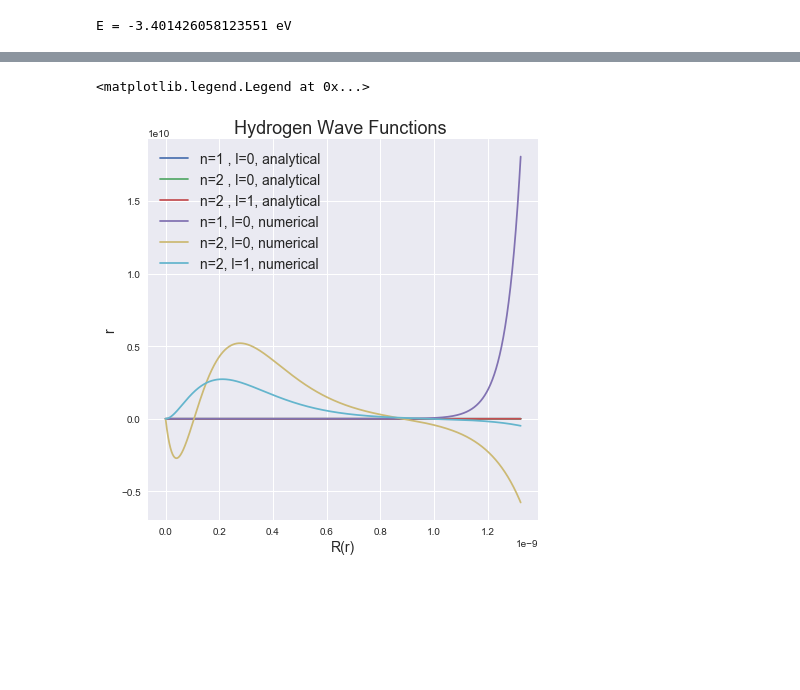
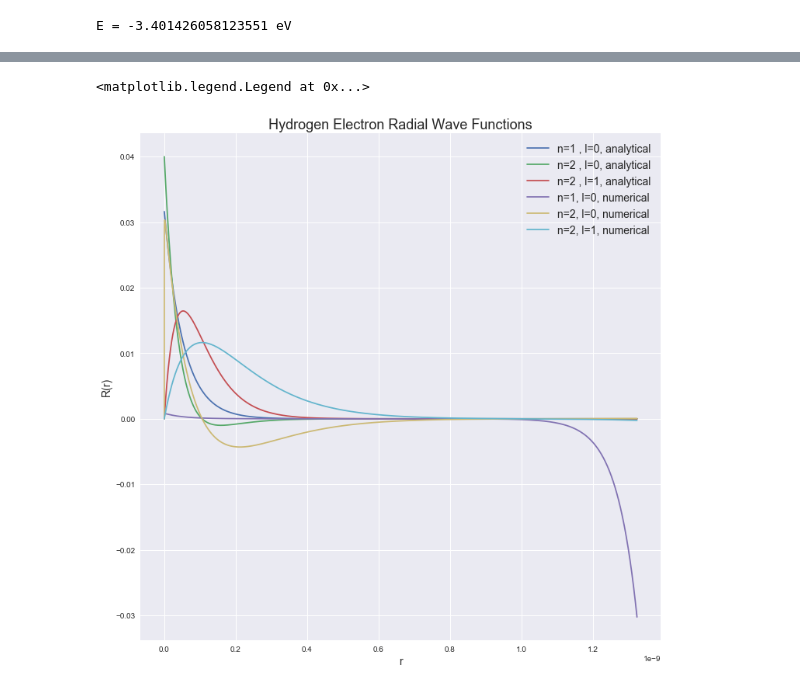
Before and after one commit to andrewkhardy/PHY-407, a Jupyter notebook: Lab07_Q2.ipynb, the cells around one changed output, grey strips where cells are left out. Cells and saved outputs as stored; diff of their text form; code cells hidden in the pictures; blank space fills up the shorter version.

```diff
--- a/Lab07_Q2.ipynb
+++ b/Lab07_Q2.ipynb
@@ -31,10 +41,12 @@ def solve(E,l):
     R = 0.0 #R(h) = 0
     S = 1.0 #S(h) = 1 left boundary conditions
     r = np.array([R,S],float)
-    Rpoints = []
+    Rpoints = np.arange((L-h)/h)
     xpoints = np.arange(h,L,h)
+    i = 0 #set index seed
     for x in xpoints:#start integration starting at x=h
-        Rpoints.append(r[0]/L)
+        Rpoints[i] = r[0]/x #divide by position to accomodate for COV
+        i = i+1 #increment index
         k1 = h*f(r,x,E,l)
         k2 = h*f(r+0.5*k1,x+0.5*h,E,l)
         k3 = h*f(r+0.5*k2,x+0.5*h,E,l)
@@ -49,7 +64,7 @@ l = 0.0
 E1 = -15*e/n**2 #bracket energies
 E2 = -13*e/n**2
 R2, Rpoints_1, xpoints_1 = solve(E1,l)
-target = e/200
+target = e/1000
 while abs(E1-E2)>target:
     R1 = R2
     R2,Rpoints_1,xpoints_1 = solve(E2,l)
@@ -113,10 +148,16 @@ plt.legend(fontsize = '14')
 # %%
 # Part D
-a = 1
-r = xpoints_1
 # Analytic Solution for n = 1 , l = 0
 pos_1_0 = 2/a **(3/2) * np.exp(-r/a)
 #Analytic Solution for n = 2, l = 0
-pos_2_0 = 1/(2*np.sqrt(2))* a ** (3/2)*(2-r/a)* np.exp(-r/a)
+pos_2_0 = 1/(2*np.sqrt(2)* a ** (3/2))*(2-r/a)* np.exp(-r/a)
 #Analytic Solution for n = 2, l = 1
-pos_2_1 = 1/(2*np.sqrt(6))* a ** (3/2)*(r/a)* np.exp(-r/a)
+pos_2_1 = 1/(2*np.sqrt(6)* a ** (3/2))*(r/a)* np.exp(-r/a)
+
+norm_1_0 = simps(abs(pos_1_0)**2)
+norm_2_0 = simps(abs(pos_2_0)**2)
+norm_2_1 = simps(abs(pos_2_1)**2)
+
+pos_1_0 = pos_1_0/np.sqrt(norm_1_0)
+pos_2_0 = pos_2_0/np.sqrt(norm_2_0)
+pos_2_1 = pos_2_1/np.sqrt(norm_2_1)
@@ -123,15 +176,15 @@ pos_2_1 = 1/(2*np.sqrt(6))* a ** (3/2)*(r/a)* np.exp(-r/a)
 # %%
-plt.figure(figsize =(7,7))
+plt.figure(figsize =(12,12))
 plt.plot(r,pos_1_0 , label = 'n=1 , l=0, analytical')
 plt.plot(r, pos_2_0 ,  label = 'n=2 , l=0, analytical' )
 plt.plot(r, pos_2_1 ,  label = 'n=2 , l=1, analytical')
 plt.plot(r, Rpoints_1, label = 'n=1, l=0, numerical')
 plt.plot(r, Rpoints_2, label = 'n=2, l=0, numerical')
 plt.plot(r, Rpoints_3, label = 'n=2, l=1, numerical')
-plt.title( 'Hydrogen Wave Functions ', fontsize = '18')
-plt.xlabel('R(r)', fontsize = '14')
-plt.ylabel('r', fontsize = '14')
+plt.title('Hydrogen Electron Radial Wave Functions', fontsize = '18')
+plt.xlabel('r', fontsize = '14')
+plt.ylabel('R(r)', fontsize = '14')
 plt.legend(fontsize = '14')
 # %% [output]
 <matplotlib.legend.Legend at 0x...>
-[figure, old version]
+[figure, new version]
```
Also changed, not shown: parts of 13 cells of this notebook.
